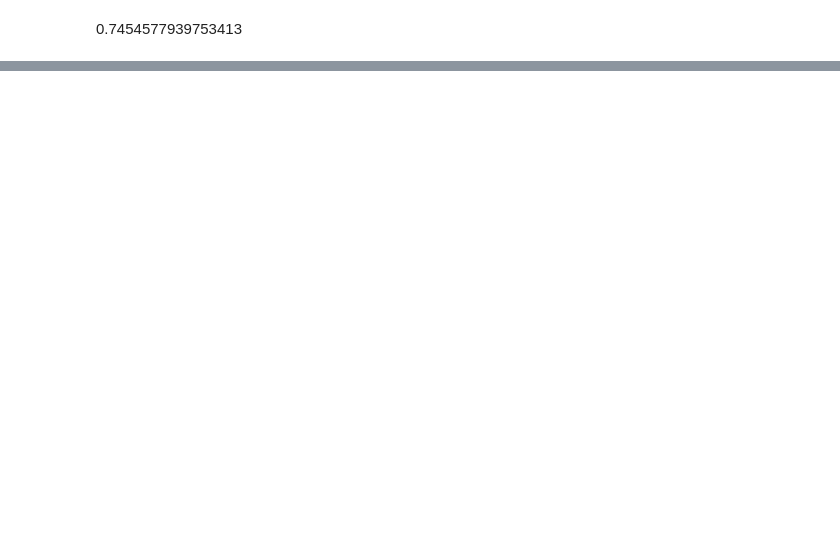
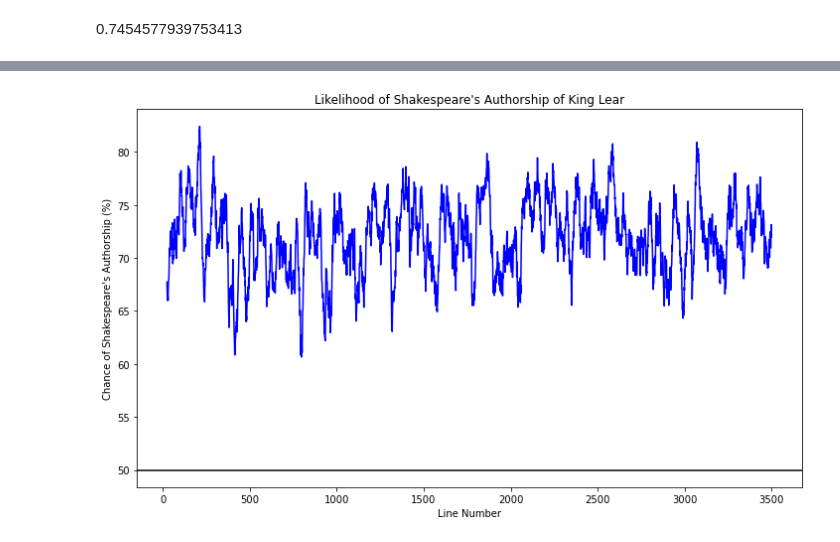
Before and after one commit to DrewFHolcombe/Shakespeare_Attribution, a Jupyter notebook: scratch_code.ipynb, the cells around one changed output, grey strips where cells are left out. Saved outputs shown, nothing was run; the diff lists cells and outputs as text; code cells hidden in the pictures; blank space fills up the shorter version.

Commit message:
Visualizations, data cleaning on Shakespeare DF

```diff
--- a/scratch_code.ipynb
+++ b/scratch_code.ipynb
@@ -348,0 +387,9 @@ After these gridsearches, our accuracy score does not seem to be improving. The
+# %%
+othello_vec = tfidf_2.transform(othello["Line"])
+# %%
+othello_probs = list(final_model.predict_proba(othello_vec))
+othello_probs_s = []
+for pair in othello_probs:
+    othello_probs_s.append(pair[1]*100)
+othello_probs_s_series = pd.Series(othello_probs_s)
+rolmean_othello = othello_probs_s_series.rolling(window=25).mean()
@@ -348,0 +406,19 @@ After these gridsearches, our accuracy score does not seem to be improving. The
+# %%
+lear_vec = tfidf_2.transform(king_lear["Line"])
+# %%
+lear_probs = list(final_model.predict_proba(lear_vec))
+lear_probs_s = []
+for pair in lear_probs:
+    lear_probs_s.append(pair[1]*100)
+lear_probs_s_series = pd.Series(lear_probs_s)
+rolmean_lear = lear_probs_s_series.rolling(window=25).mean()
+# %%
+fig = plt.figure(figsize=(12, 7))
+plt.plot(rolmean_lear, color='blue')
+plt.axhline(y=50, color="black")
+plt.ylabel("Chance of Shakespeare's Authorship (%)")
+plt.xlabel("Line Number")
+plt.title("Likelihood of Shakespeare's Authorship of King Lear");
+# plt.savefig("./Graphs/lear.png", transparent=True, dpi=600);
+# %% [output]
+[figure, added]
```
Also changed, not shown: parts of 105 cells of this notebook, 17 other files.
